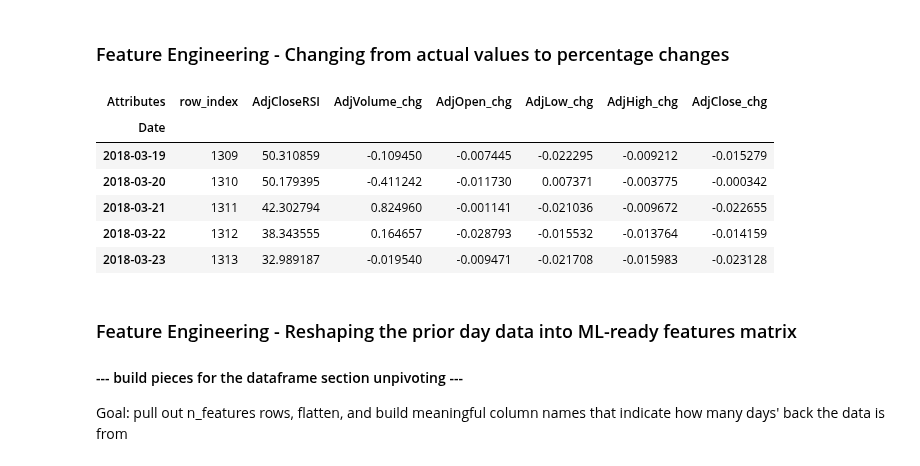
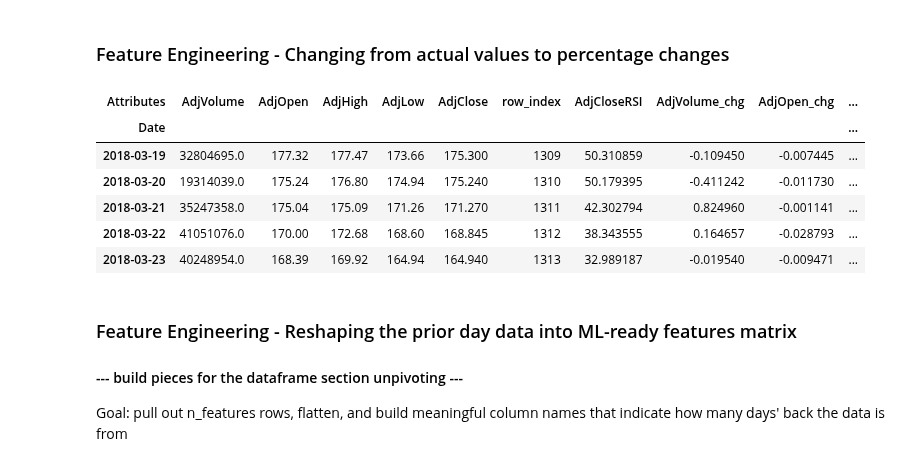
Before and after one commit to Lindstaedt/Stock-recommendation-with-ML, a Jupyter notebook: trader.ipynb, the cells around one changed output. Cells and saved outputs as stored; diff of their text form; code cells hidden in the pictures.

```diff
--- a/trader.ipynb
+++ b/trader.ipynb
@@ -16,6 +16,8 @@ from sklearn.metrics import accuracy_score
 from sklearn.model_selection import GridSearchCV
 
 from sklearn.ensemble import RandomForestClassifier
+# %%
+pd.set_option('display.max_columns', 150)
 # %%
 # read in the Quandl.com API key - saved in separate file to keep it private
 
@@ -236,41 +238,41 @@ def feat_eng_changes_values_to_change(df, cols_set_vals_to_change, delete_origin
     '''
     Instead of the actual values in some columns, we care about the change from one day to the next.
     This function calculates that change for the given columns and then either keeps or drops (default) the origianl columns
     Input:
         df - a dataframe
         cols_set_vals_to_change - names of columns to work on.
         delete_original_cols - keep or delete original columns
     Output:
         df - dataframe with new columns added. the value in row N is now the change from row N-1 to row N (instead of the actual values)
     '''
 
     # calculate the change from row N-1 to row N
     df_chg_cols = (df[cols_set_vals_to_change] / df[cols_set_vals_to_change].shift(1) - 1)
 
     # add suffix to the column names
     df_chg_cols = df_chg_cols.add_suffix('_chg')
 
     # join the data onto the original data fram
     df = df.join(df_chg_cols)
 
     if delete_original_cols:
         # drop the original columns
         df = df.drop(columns=cols_set_vals_to_change)
 
     return df
 
 cols_set_vals_to_change = ['AdjVolume', 'AdjOpen', 'AdjLow', 'AdjHigh', 'AdjClose']
-df_X_base_data = feat_eng_changes_values_to_change(df_X_base_data, cols_set_vals_to_change)
+df_X_base_data = feat_eng_changes_values_to_change(df_X_base_data, cols_set_vals_to_change, delete_original_cols=False)
 
 df_X_base_data.tail()
 # %% [output]
-| Attributes | row_index | AdjCloseRSI | AdjVolume_chg | AdjOpen_chg | AdjLow_chg | AdjHigh_chg | AdjClose_chg |
-| Date |  |  |  |  |  |  |  |
-| 2018-03-19 | 1309 | 50.310859 | -0.109450 | -0.007445 | -0.022295 | -0.009212 | -0.015279 |
-| 2018-03-20 | 1310 | 50.179395 | -0.411242 | -0.011730 | 0.007371 | -0.003775 | -0.000342 |
-| 2018-03-21 | 1311 | 42.302794 | 0.824960 | -0.001141 | -0.021036 | -0.009672 | -0.022655 |
-| 2018-03-22 | 1312 | 38.343555 | 0.164657 | -0.028793 | -0.015532 | -0.013764 | -0.014159 |
-| 2018-03-23 | 1313 | 32.989187 | -0.019540 | -0.009471 | -0.021708 | -0.015983 | -0.023128 |
+| Attributes | AdjVolume | AdjOpen | AdjHigh | AdjLow | AdjClose | row_index | AdjCloseRSI | AdjVolume_chg | AdjOpen_chg | ... |
+| Date |  |  |  |  |  |  |  |  |  | ... |
+| 2018-03-19 | 32804695.0 | 177.32 | 177.47 | 173.66 | 175.300 | 1309 | 50.310859 | -0.109450 | -0.007445 | ... |
+| 2018-03-20 | 19314039.0 | 175.24 | 176.80 | 174.94 | 175.240 | 1310 | 50.179395 | -0.411242 | -0.011730 | ... |
+| 2018-03-21 | 35247358.0 | 175.04 | 175.09 | 171.26 | 171.270 | 1311 | 42.302794 | 0.824960 | -0.001141 | ... |
+| 2018-03-22 | 41051076.0 | 170.00 | 172.68 | 168.60 | 168.845 | 1312 | 38.343555 | 0.164657 | -0.028793 | ... |
+| 2018-03-23 | 40248954.0 | 168.39 | 169.92 | 164.94 | 164.940 | 1313 | 32.989187 | -0.019540 | -0.009471 | ... |
 # %% [markdown]
 ### Feature Engineering - Reshaping the prior day data into ML-ready features matrix
 #### --- build pieces for the dataframe section unpivoting ---
```
Also changed, not shown: parts of 6 cells of this notebook.
